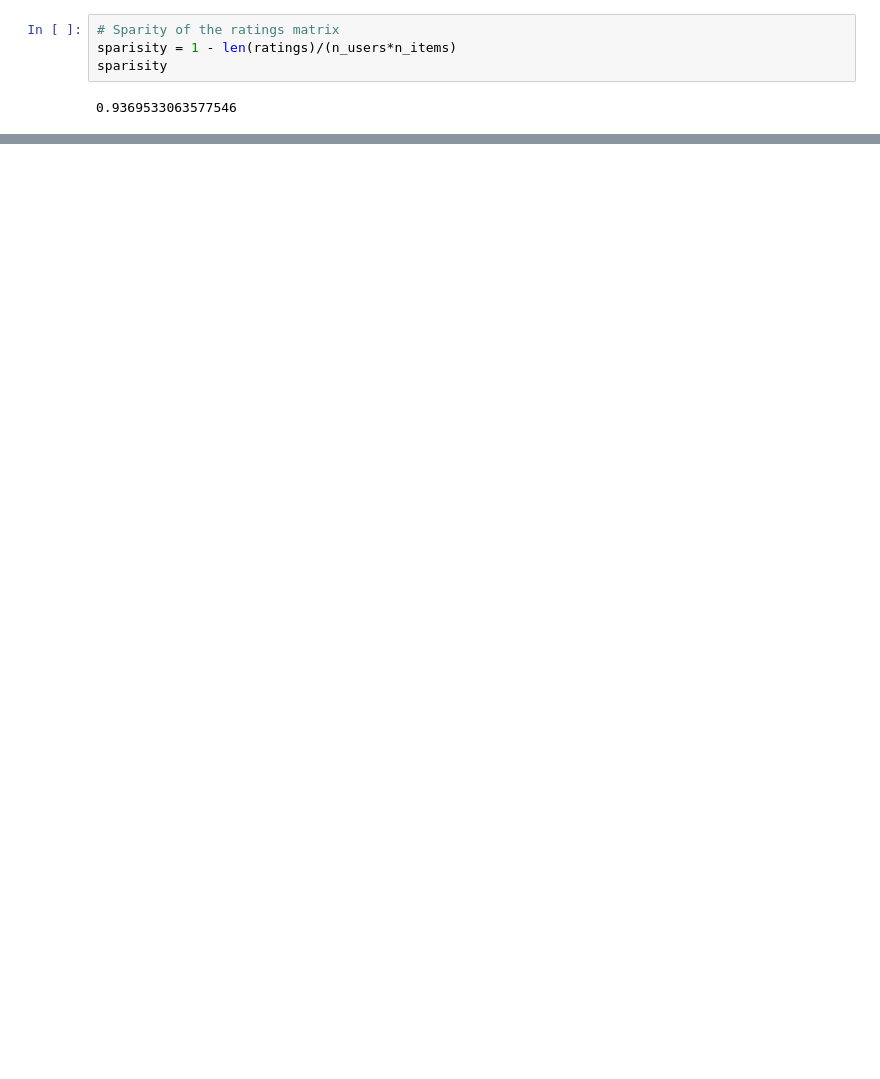
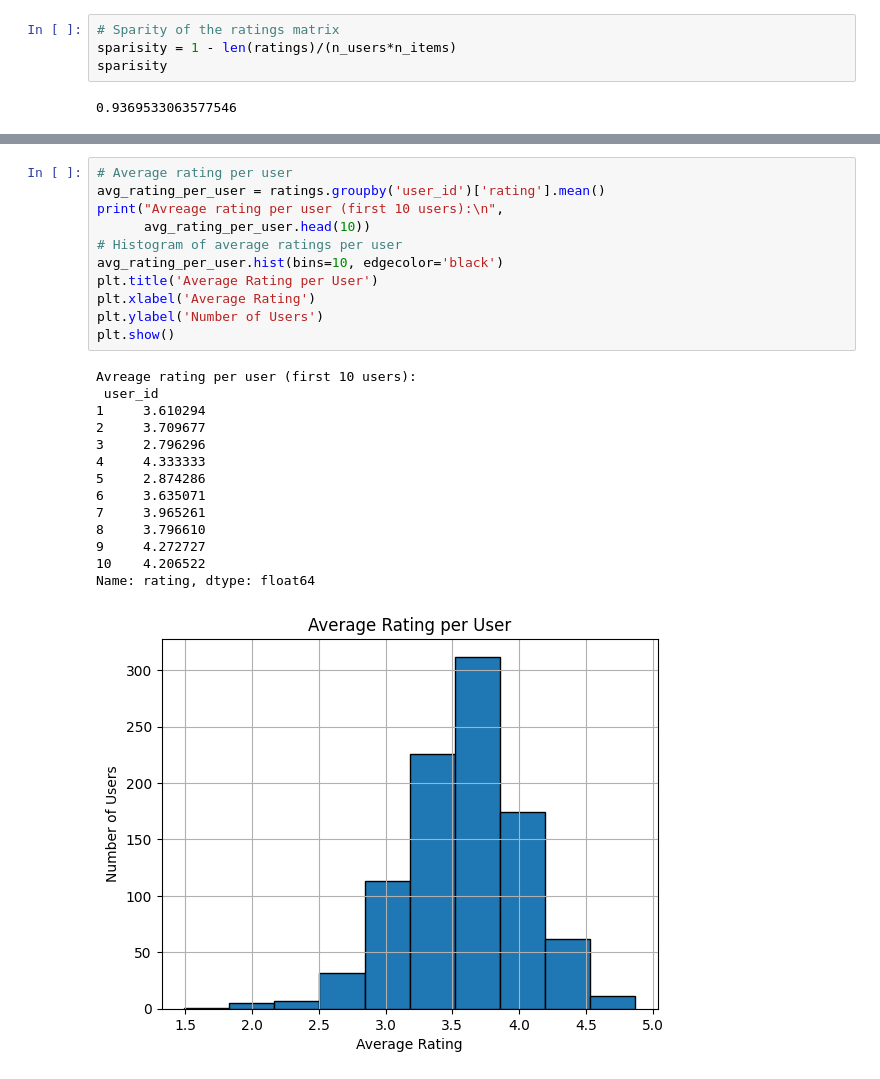
Before and after one commit to tinta2510/Recommendation-System-for-MovieLens, a Jupyter notebook: src/data_exploration.ipynb, the cells around one changed output, grey strips where cells are left out. Drawn from its saved outputs; the diff is of its cells as text; blank space fills up the shorter version.

```diff
--- a/src/data_exploration.ipynb
+++ b/src/data_exploration.ipynb
@@ -73,0 +89,26 @@ sparisity
+# %%
+# Average rating per user
+avg_rating_per_user = ratings.groupby('user_id')['rating'].mean()
+print("Avreage rating per user (first 10 users):\n",
+      avg_rating_per_user.head(10))
+# Histogram of average ratings per user
+avg_rating_per_user.hist(bins=10, edgecolor='black')
+plt.title('Average Rating per User')
+plt.xlabel('Average Rating')
+plt.ylabel('Number of Users')
+plt.show()
+# %% [output]
+Avreage rating per user (first 10 users):
+ user_id
+1     3.610294
+2     3.709677
+3     2.796296
+4     4.333333
+5     2.874286
+6     3.635071
+7     3.965261
+8     3.796610
+9     4.272727
+10    4.206522
+Name: rating, dtype: float64
+[figure, added]
```
Also changed, not shown: parts of 20 cells of this notebook, 5 other files.
